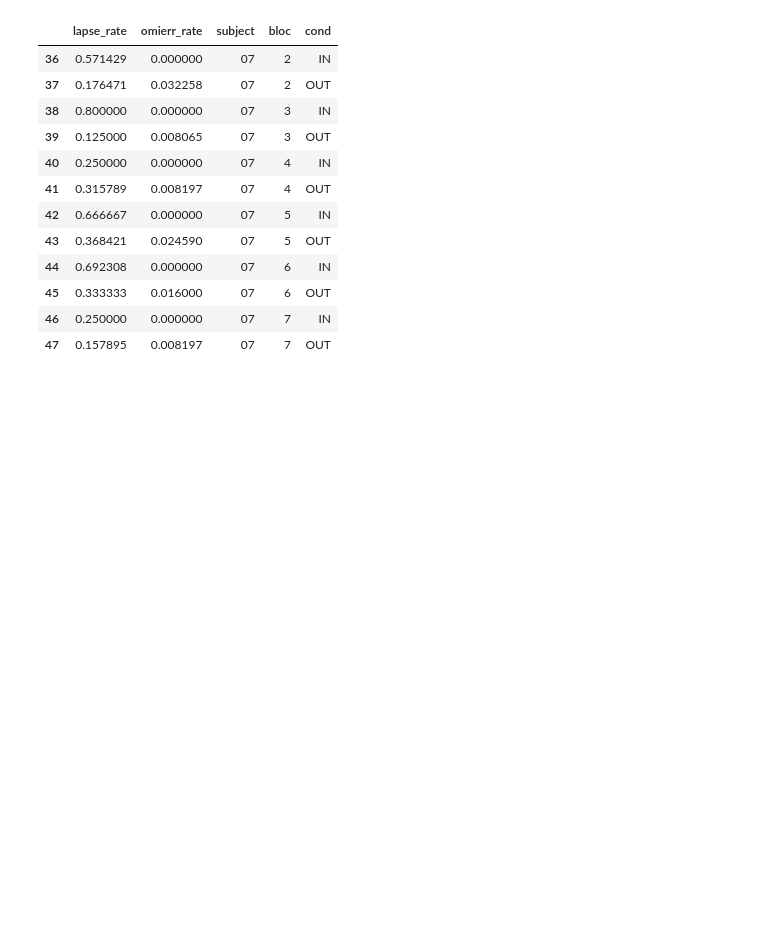
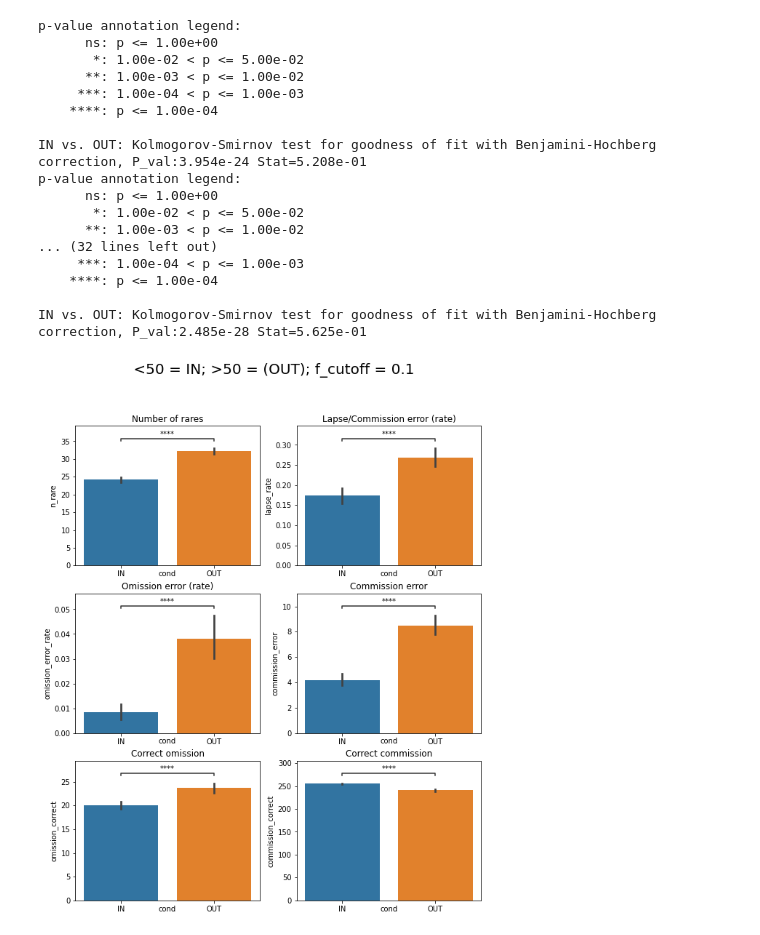
Before and after one commit to hyruuk/cc_saflow, a Jupyter notebook: notebooks/behavior_analysis.ipynb, the cells around one changed output. Cells and saved outputs as stored; diff of their text form; code cells hidden in the pictures; blank space fills up the shorter version.

```diff
--- a/notebooks/behavior_analysis.ipynb
+++ b/notebooks/behavior_analysis.ipynb
@@ -248,55 +392,27 @@ for subject in SUBJ_LIST:
     fig.savefig(op.join(IMG_DIR, fig_name))
     plt.close()
 # %%
-from saflow import SUBJ_LIST
+# Performance figures
 inout_bounds = [50,50]
-filt_cutoff = 0.05
+filt_cutoff = 0.1
 
-allsubj_lapserates = []
-
-
-lapse_rates = []
-omierr_rates = []
-bloc_list = []
-subject_list = []
-cond_list = []
-for subject in SUBJ_LIST:
-    for bloc in [2,3,4,5,6,7]:
-        IN_idx, OUT_idx, VTC_raw, VTC_filtered, IN_mask, OUT_mask, performance_dict, df_response = get_VTC_from_file(subject, bloc, files_list, inout_bounds=inout_bounds)
-        for loop_idx, inout_idx in enumerate([IN_idx, OUT_idx]):
-            commission_error = [x for x in performance_dict['commission_error'] if x in inout_idx]
-            omission_error = [x for x in performance_dict['omission_error'] if x in inout_idx]
-            commission_correct = [x for x in performance_dict['correct_commission'] if x in inout_idx]
-            omission_correct = [x for x in performance_dict['correct_omission'] if x in inout_idx]
-            try:
-                lapse_rate = len(commission_error) / (len(omission_correct) + len(commission_error))
-            except ZeroDivisionError:
-                lapse_rate = np.nan
-
-            omierr_rate = len(omission_error) / (len(commission_correct) + len(omission_error))
-
-            lapse_rates.append(lapse_rate)
-            omierr_rates.append(omierr_rate)
-            bloc_list.append(bloc)
-            subject_list.append(subject)
-
-            if loop_idx == 0:
-                cond_list.append('IN')
-            else:
-                cond_list.append('OUT')
+performance_plots(files_list, SUBJ_LIST, [2,3,4,5,6,7], inout_bounds, filt_cutoff, stats='ks2samp')
+# %% [output]
+p-value annotation legend:
+      ns: p <= 1.00e+00
+       *: 1.00e-02 < p <= 5.00e-02
+      **: 1.00e-03 < p <= 1.00e-02
+     ***: 1.00e-04 < p <= 1.00e-03
+    ****: p <= 1.00e-04
+
+IN vs. OUT: Kolmogorov-Smirnov test for goodness of fit with Benjamini-Hochberg correction, P_val:3.954e-24 Stat=5.208e-01
+p-value annotation legend:
+      ns: p <= 1.00e+00
+       *: 1.00e-02 < p <= 5.00e-02
+      **: 1.00e-03 < p <= 1.00e-02
+... (32 lines left out)
+     ***: 1.00e-04 < p <= 1.00e-03
+    ****: p <= 1.00e-04
+
+IN vs. OUT: Kolmogorov-Smirnov test for goodness of fit with Benjamini-Hochberg correction, P_val:2.485e-28 Stat=5.625e-01
+[figure, added]
-# %%
-plot_df[plot_df['subject']=='07']
-# %% [output]
-|  | lapse_rate | omierr_rate | subject | bloc | cond |
-| 36 | 0.571429 | 0.000000 | 07 | 2 | IN |
-| 37 | 0.176471 | 0.032258 | 07 | 2 | OUT |
-| 38 | 0.800000 | 0.000000 | 07 | 3 | IN |
-| 39 | 0.125000 | 0.008065 | 07 | 3 | OUT |
-| 40 | 0.250000 | 0.000000 | 07 | 4 | IN |
-| 41 | 0.315789 | 0.008197 | 07 | 4 | OUT |
-| 42 | 0.666667 | 0.000000 | 07 | 5 | IN |
-| 43 | 0.368421 | 0.024590 | 07 | 5 | OUT |
-| 44 | 0.692308 | 0.000000 | 07 | 6 | IN |
-| 45 | 0.333333 | 0.016000 | 07 | 6 | OUT |
-| 46 | 0.250000 | 0.000000 | 07 | 7 | IN |
-| 47 | 0.157895 | 0.008197 | 07 | 7 | OUT |
```
Also changed, not shown: parts of 12 cells of this notebook.
